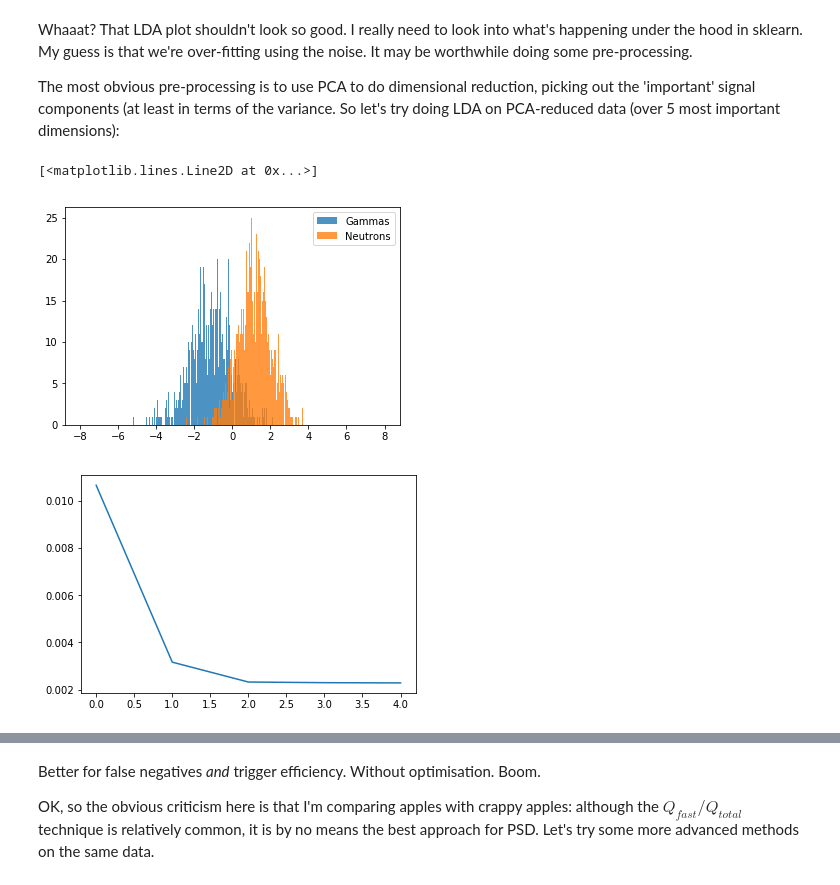
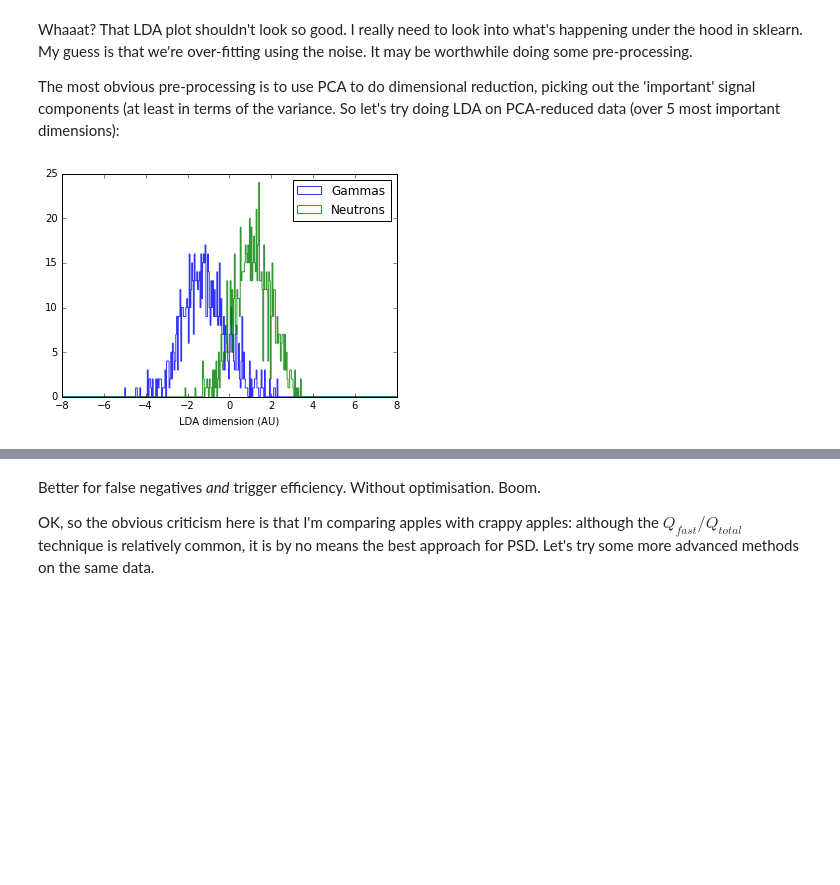
Before and after one commit to lbignell/Notebooks, a Jupyter notebook: PSD.ipynb, the cells around one changed output, grey strips where cells are left out. Drawn from its saved outputs; the diff is of its cells as text; code cells hidden in the pictures; blank space fills up the shorter version.

```diff
--- a/PSD.ipynb
+++ b/PSD.ipynb
@@ -219,13 +225,14 @@ Qf_noise = np.sum(Noise[1900:2200, :], axis=0)
 Qt_noise = np.sum(Noise[1900:, :], axis=0)
 
 plt.subplot(1,2,1)
-plt.plot(Qt_noise, Qf_noise/Qt_noise, 'b.', markersize=3, label="Noise")
+#plt.plot(Qt_noise, Qf_noise/Qt_noise, 'b.', markersize=3, label="Noise")
 plt.plot(Qt_gamma, Qf_gamma/Qt_gamma, 'r.', markersize=3, label='Gammas')
 plt.plot(Qt_neut, Qf_neut/Qt_neut, 'g.', markersize=3, label='Neutrons')
 plt.ylim(0,1)
 plt.xlabel("Pulse Charge")
 plt.ylabel("$Q_{fast}/Q_{total}$")
 plt.title('PSD with traditional charge integration.')
+plt.legend(loc='best')
 
 h_PSDg, binedges = np.histogram(Qf_gamma/Qt_gamma, bins=50, range=(0,1))
 bincentres = binedges[:-1] + (binedges[1]-binedges[0])/2
@@ -235,11 +242,14 @@ plt.plot(bincentres, h_PSDg, label='gammas')
 plt.plot(bincentres, h_PSDn, label='neutrons')
 print("Crude FOM: {0}".format((np.mean(Qf_gamma/Qt_gamma)-np.mean(Qf_neut/Qt_neut))/
                               2.35482*(np.std(Qf_gamma/Qt_gamma)+np.std(Qf_neut/Qt_neut))))
-PSDcut = (np.mean(Qf_gamma/Qt_gamma)+np.mean(Qf_neut/Qt_neut))/2
+PSDcut = (np.median(Qf_gamma/Qt_gamma)+np.median(Qf_neut/Qt_neut))/2
 print("Half-way cut: {0}".format(PSDcut))
 plt.vlines(PSDcut, ymin=0, ymax=600,
            colors='r', linestyles='dashed', label='PSD cut')
 PSDcut_min = min((np.mean(Qf_gamma/Qt_gamma), np.mean(Qf_neut/Qt_neut)))
 PSDcut_max = max((np.mean(Qf_gamma/Qt_gamma), np.mean(Qf_neut/Qt_neut)))
 plt.legend()
+plt.xlabel('$Q_{fast}/Q_{total}$')
+plt.tight_layout()
+plt.savefig('/home/lbignell/Lectures/numericalPSD_QfonQt_bigPulses.png', dpi=200)
 # %% [output]
@@ -863,17 +868,16 @@ The most obvious pre-processing is to use PCA to do dimensional reduction, picki
 # %%
 X_decomp = SABRE_X_r
 SABRE_lda_2 = LinearDiscriminantAnalysis(n_components=5)
 SABRE_X_lda2 = SABRE_lda_2.fit(X_decomp, SABRE_y).transform(X_decomp)
 plt.figure()
-plt.hist(SABRE_X_lda2[SABRE_y==0], bins=400, range=(-8,8), label='Gammas', alpha=0.8)
-plt.hist(SABRE_X_lda2[SABRE_y==1], bins=400, range=(-8,8), label='Neutrons', alpha=0.8)
+plt.hist(SABRE_X_lda2[SABRE_y==0], bins=400, range=(-8,8), label='Gammas', alpha=0.8, histtype='step')
+plt.hist(SABRE_X_lda2[SABRE_y==1], bins=400, range=(-8,8), label='Neutrons', alpha=0.8, histtype='step')
 plt.legend()
 #plt.xlim(-1,1)
-fig = plt.figure()
+plt.xlabel('LDA dimension (AU)')
+plt.savefig('/home/lbignell/Lectures/numericalPSD_NiceLDA.png', dpi=200)
 # %% [output]
-[<matplotlib.lines.Line2D at 0x...>]
-[figure, old version]
+[figure, new version]
-[figure, removed]
 # %%
 #Lets quantify our (mis)classification of neutrons and gammas using a confusion matrix.
 SABRE_Neuts_predict_LDA2 = [0 if PSD < 0 else 1 for PSD in SABRE_X_lda2[SABRE_y==1]]
```
Also changed, not shown: parts of 24 cells of this notebook, 6 other files.
